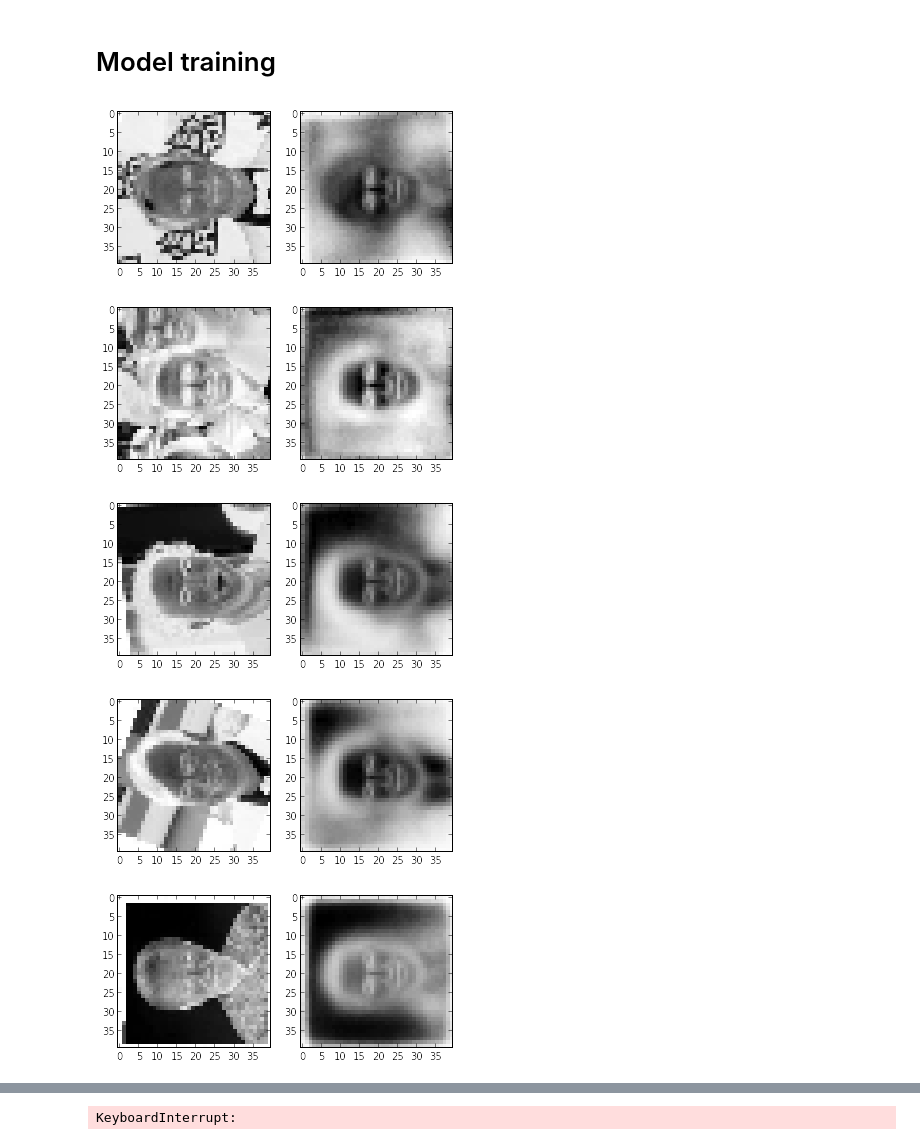
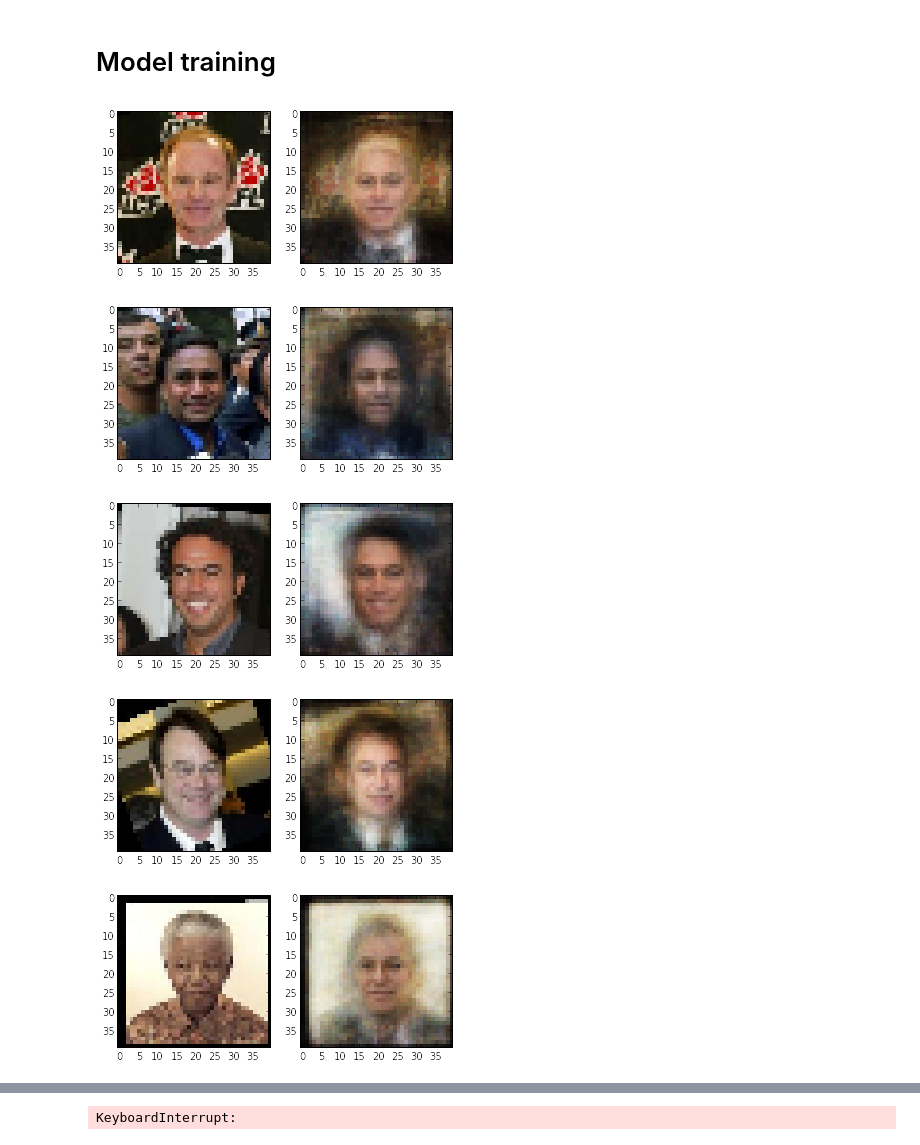
Before and after one commit to Underflow/face-detection, a Jupyter notebook: face-detection.ipynb, the cells around one changed output, grey strips where cells are left out. Drawn from its saved outputs; the diff is of its cells as text; code cells hidden in the pictures.

Commit message:
RGB reconstruction

```diff
--- a/face-detection.ipynb
+++ b/face-detection.ipynb
@@ -9,7 +9,9 @@ from IPython import display
 # %%
 data = dataset.load_dataset()
 train_data = data[:-len(data)/2]
+train_data = np.reshape(train_data, (len(train_data), 3 * 40 * 40))
 test_data = data[:len(data)/2]
+test_data = np.reshape(test_data, (len(test_data), 3 * 40 * 40))
 # %% [output]
 Loading dataset.bin
 # %% [markdown]
@@ -17,18 +19,17 @@ Loading dataset.bin
 # %%
 def build_nn():
     print("Building NN")
-    nn = fullyconn.MLP(1600)
-    nn.add_layer("bottleneck", 30)
-    nn.add_layer("reconstruction", 1600)
+    nn = fullyconn.MLP(40 * 40 * 3)
+    # ReLU
+    nn.add_layer("bottleneck", 90)
+    nn.add_layer("reconstruction", 40 * 40 * 3)
     return nn
 # %% [markdown]
 # Evaluation function (test set)
 # %%
 def test_precision(encode_decode):
     # L1 distance between original example and encoded-decoded example
-    precision = np.absolute(test_data - encode_decode(test_data)).sum()
-    # Normalization
-    precision = precision / 1600 / len(test_data)
+    precision = np.absolute(test_data - encode_decode(test_data)).mean()
     return precision
 # %% [markdown]
 # Reconstruction visualisation
@@ -37,14 +38,14 @@ import Image
 def show_reconstruction(example, encode_decode):
     reconstructed = encode_decode(np.array([example]))
 
-    example = np.array(example.reshape(40, 40) * 255, dtype="uint8")
-    reconstructed = np.array(reconstructed.reshape(40, 40), dtype="float32")
+    example = np.array(example.reshape(40, 40, 3), dtype="float")
+    reconstructed = np.array(reconstructed.reshape(40, 40, 3), dtype="float")
 
     figure()
     subplot(121)
-    imshow(example, cmap=cm.binary, interpolation="nearest")
+    imshow(example, interpolation="nearest")
     subplot(122)
-    imshow(reconstructed, cmap=cm.binary, interpolation="nearest")
+    imshow(reconstructed, interpolation="nearest")
 # %% [markdown]
 # Model training
 # %%
@@ -69,10 +70,10 @@ def train_network(nn, learning_rate, batch_size, steps):
                 plot(x, epoch, 'r')
                 show()
 # %%
-train_network(build_nn(), 0.005, 10, 100)
+train_network(build_nn(), 0.005, 10, 1000)
 # %% [output]
-[figure, old version]
+[figure, new version]
-[figure, old version]
+[figure, new version]
-[figure, old version]
+[figure, new version]
-[figure, old version]
+[figure, new version]
-[figure, old version]
+[figure, new version]
```
Also changed, not shown: parts of 1 cell of this notebook, 8 other files.
